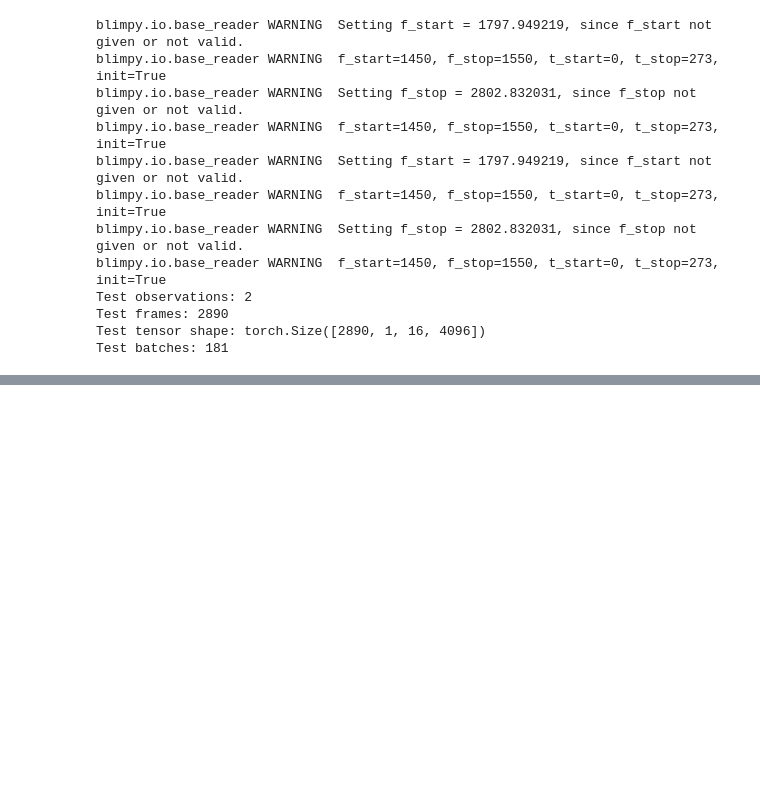
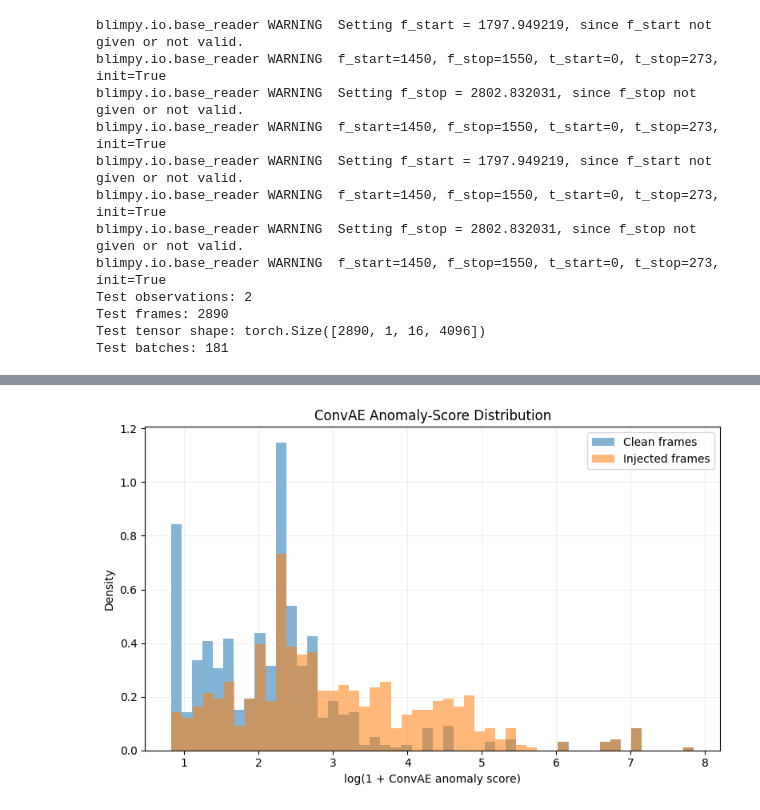
Before and after one commit to ParthShringarpure09/deepseti, a Jupyter notebook: notebooks/06_conv_autoencoder.ipynb, the cells around one changed output, grey strips where cells are left out. Cells and saved outputs as stored; diff of their text form; code cells hidden in the pictures; blank space fills up the shorter version.

```diff
--- a/notebooks/06_conv_autoencoder.ipynb
+++ b/notebooks/06_conv_autoencoder.ipynb
@@ -1380 +1783,36 @@ Test batches: 181
+# %%
+# Same raw anomaly scores, shown on log1p scale for readability
+
+plt.figure(figsize=(8, 5))
+
+plt.hist(
+    np.log1p(test_clean_scores_v3),
+    bins=50,
+    density=True,
+    alpha=0.55,
+    label="Clean frames",
+)
+
+plt.hist(
+    np.log1p(test_injected_scores_v3),
+    bins=50,
+    density=True,
+    alpha=0.55,
+    label="Injected frames",
+)
+
+plt.xlabel("log(1 + ConvAE anomaly score)")
+plt.ylabel("Density")
+
+plt.title(
+    "ConvAE Anomaly-Score Distribution"
+)
+
+plt.legend()
+plt.grid(alpha=0.2)
+
+plt.tight_layout()
+plt.show()
+# %% [output]
+[figure, added]
 # %%
```
Also changed, not shown: parts of 23 cells of this notebook, 1 other file.
